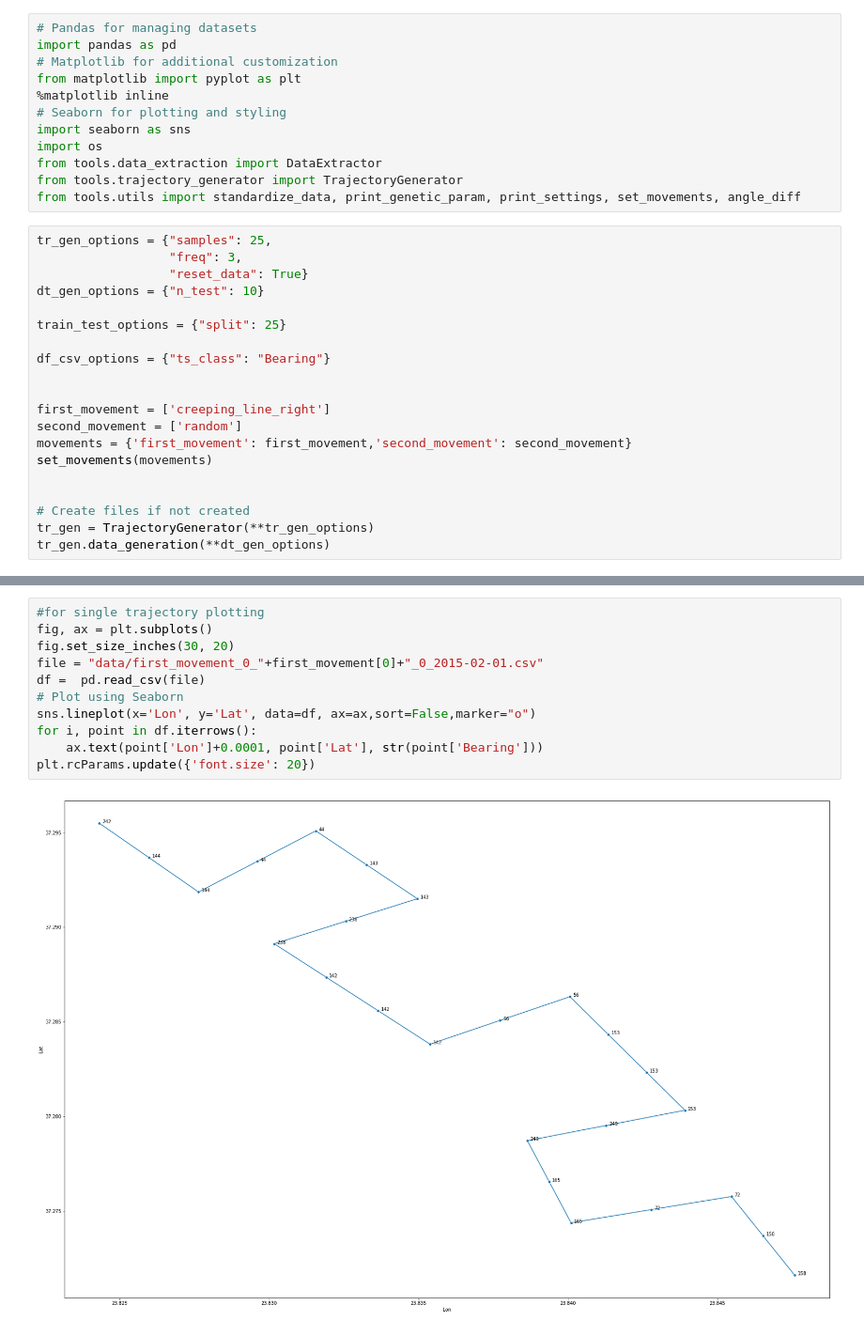
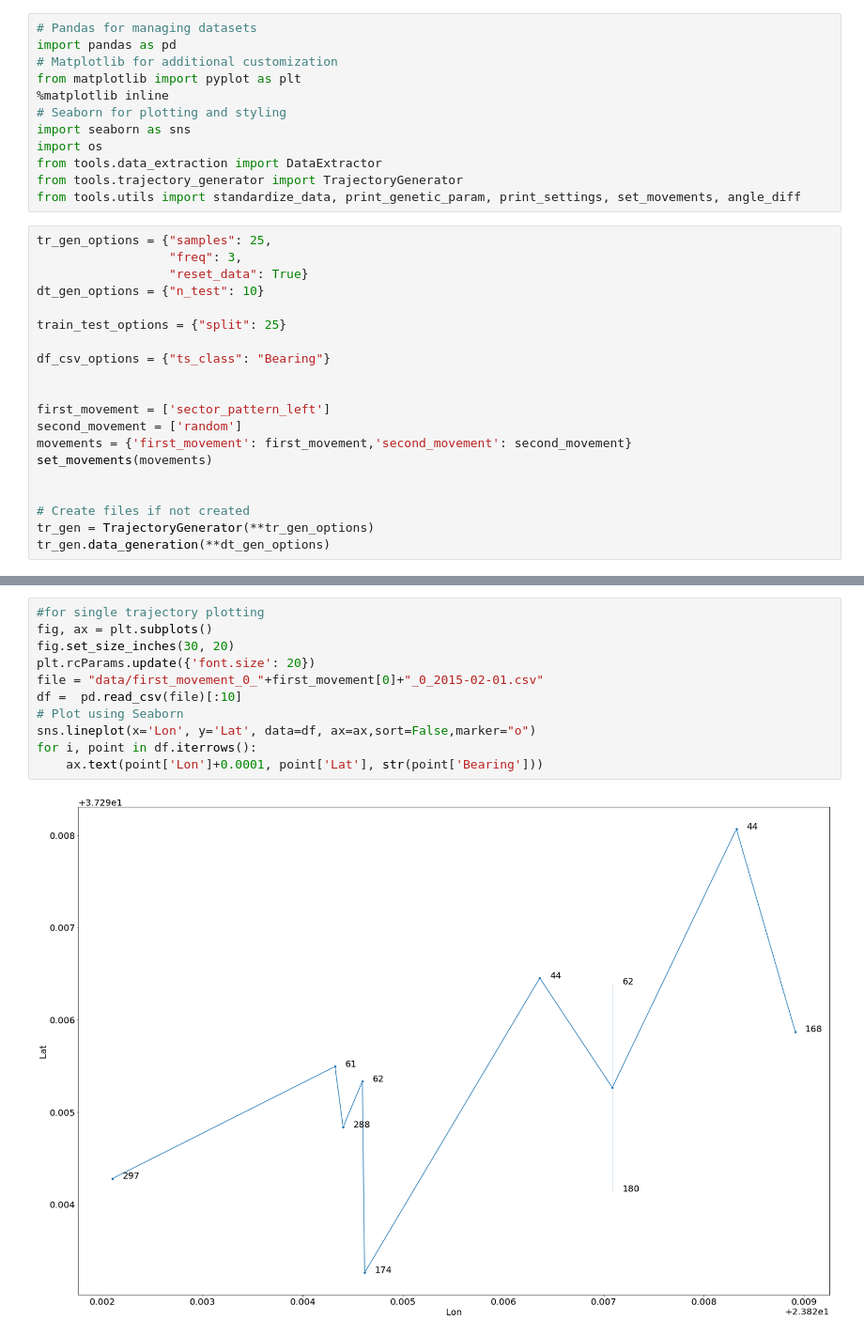
Before and after one commit to Barry-github/hua-thesis, a Jupyter notebook: plotting_trajectories.ipynb, the cells around one changed output, grey strips where cells are left out. Shown: that part at 94% size. Cells and saved outputs as stored; diff of their text form.

Commit message:
sector pattern ready (possible set bearing noise if precision is necessary)

```diff
--- a/plotting_trajectories.ipynb
+++ b/plotting_trajectories.ipynb
@@ -21,7 +21,7 @@ train_test_options = {"split": 25}
 df_csv_options = {"ts_class": "Bearing"}
 
 
-first_movement = ['creeping_line_right']
+first_movement = ['sector_pattern_left']
 second_movement = ['random']
 movements = {'first_movement': first_movement,'second_movement': second_movement}
 set_movements(movements)
@@ -53,13 +53,13 @@ while i<5:
 # %%
 #for single trajectory plotting
 fig, ax = plt.subplots()
 fig.set_size_inches(30, 20)
+plt.rcParams.update({'font.size': 20})
 file = "data/first_movement_0_"+first_movement[0]+"_0_2015-02-01.csv"
-df =  pd.read_csv(file)
+df =  pd.read_csv(file)[:10]
 # Plot using Seaborn
 sns.lineplot(x='Lon', y='Lat', data=df, ax=ax,sort=False,marker="o")
 for i, point in df.iterrows():
     ax.text(point['Lon']+0.0001, point['Lat'], str(point['Bearing']))
-plt.rcParams.update({'font.size': 20})
 # %% [output]
-[figure, old version]
+[figure, new version]
```
Also changed, not shown: parts of 2 cells of this notebook, 1 other file.
